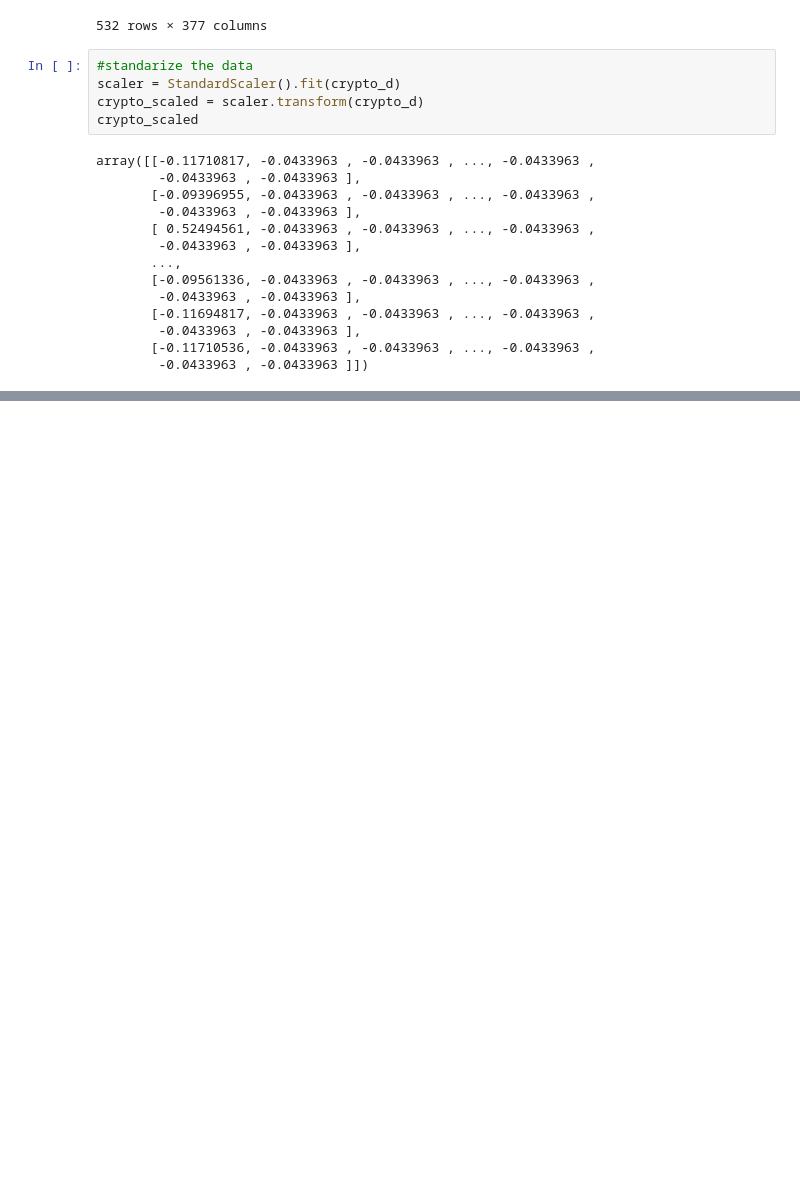
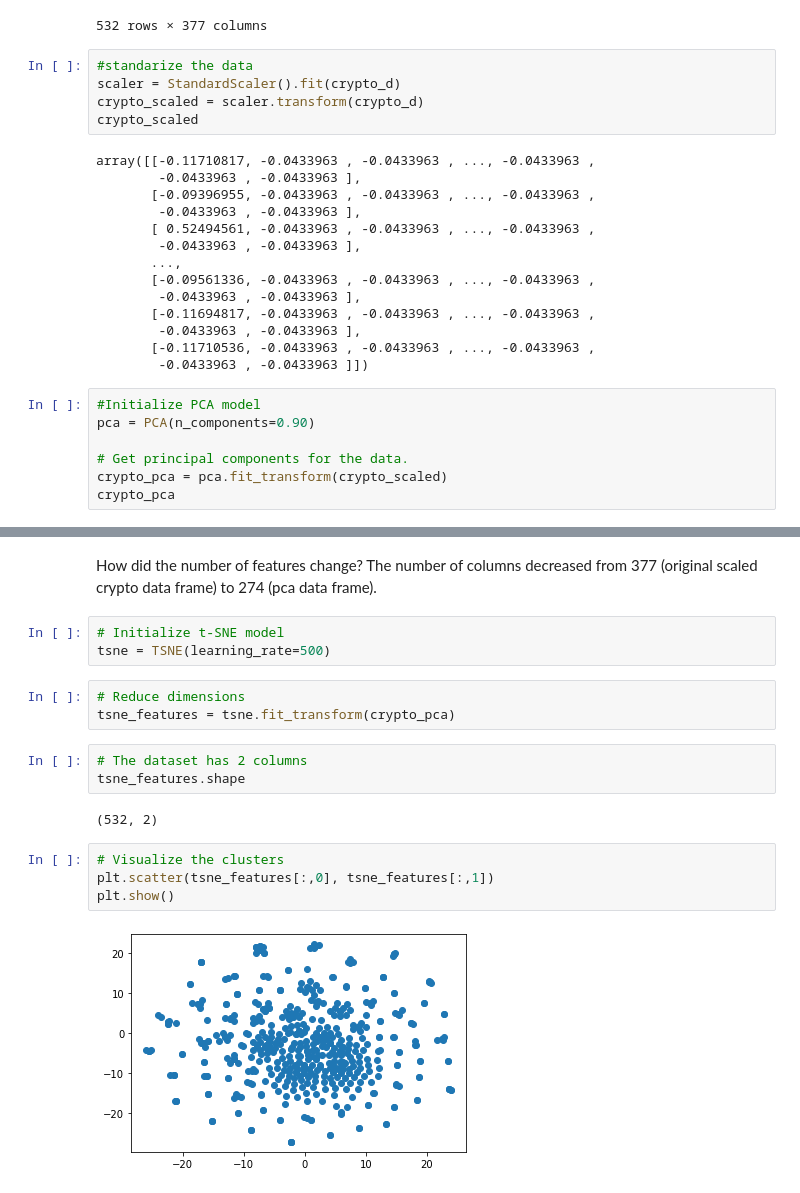
Before and after one commit to shermeenajani/Unsupervised-Machine-Learning, a Jupyter notebook: Unsupervised Machine Learning - Crypto.ipynb, the cells around one changed output, grey strips where cells are left out. Cells and saved outputs as stored; diff of their text form; blank space fills up the shorter version.

```diff
--- a/Unsupervised Machine Learning - Crypto.ipynb
+++ b/Unsupervised Machine Learning - Crypto.ipynb
@@ -136,3 +138,10 @@ array([[-0.11710817, -0.0433963 , -0.0433963 , ..., -0.0433963 ,
         -0.0433963 , -0.0433963 ],
        [-0.11710536, -0.0433963 , -0.0433963 , ..., -0.0433963 ,
         -0.0433963 , -0.0433963 ]])
+# %%
+#Initialize PCA model
+pca = PCA(n_components=0.90)
+
+# Get principal components for the data.
+crypto_pca = pca.fit_transform(crypto_scaled)
+crypto_pca
@@ -138,0 +175,20 @@ array([[-0.11710817, -0.0433963 , -0.0433963 , ..., -0.0433963 ,
+# %% [markdown]
+How did the number of features change?
+The number of columns decreased from 377 (original scaled crypto data frame) to 274 (pca data frame).
+# %%
+# Initialize t-SNE model
+tsne = TSNE(learning_rate=500)
+# %%
+# Reduce dimensions
+tsne_features = tsne.fit_transform(crypto_pca)
+# %%
+# The dataset has 2 columns
+tsne_features.shape
+# %% [output]
+(532, 2)
+# %%
+# Visualize the clusters
+plt.scatter(tsne_features[:,0], tsne_features[:,1])
+plt.show()
+# %% [output]
+[figure, added]
```
Also changed, not shown: parts of 7 cells of this notebook.
